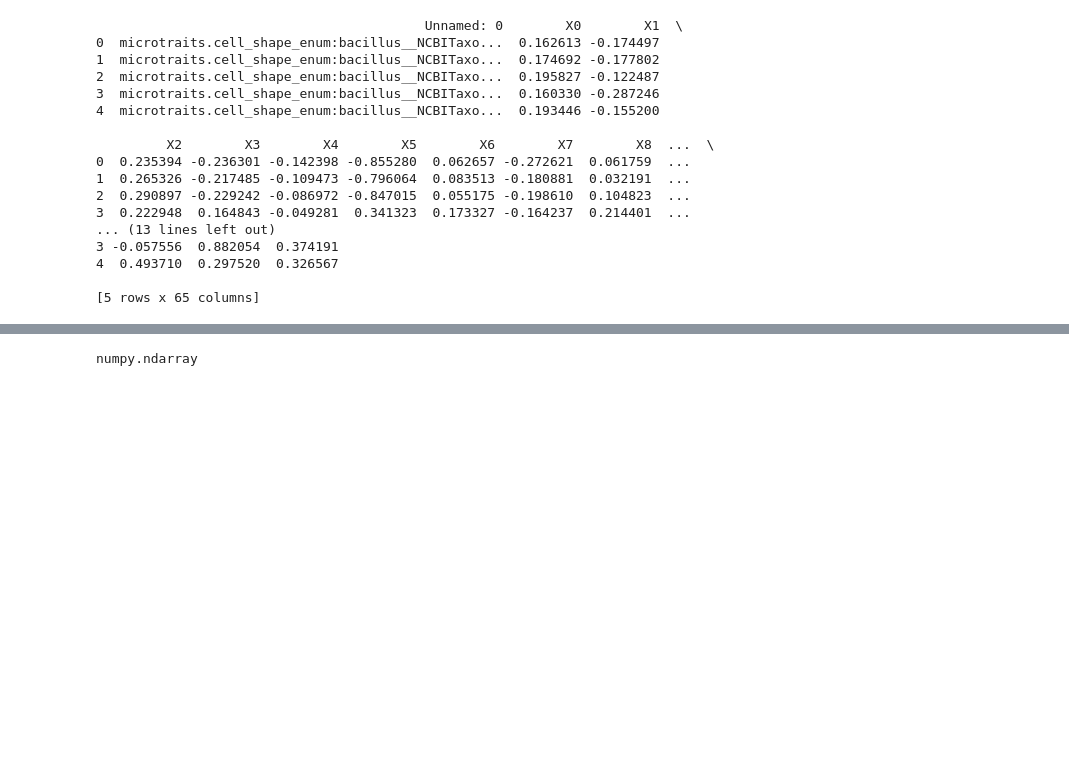
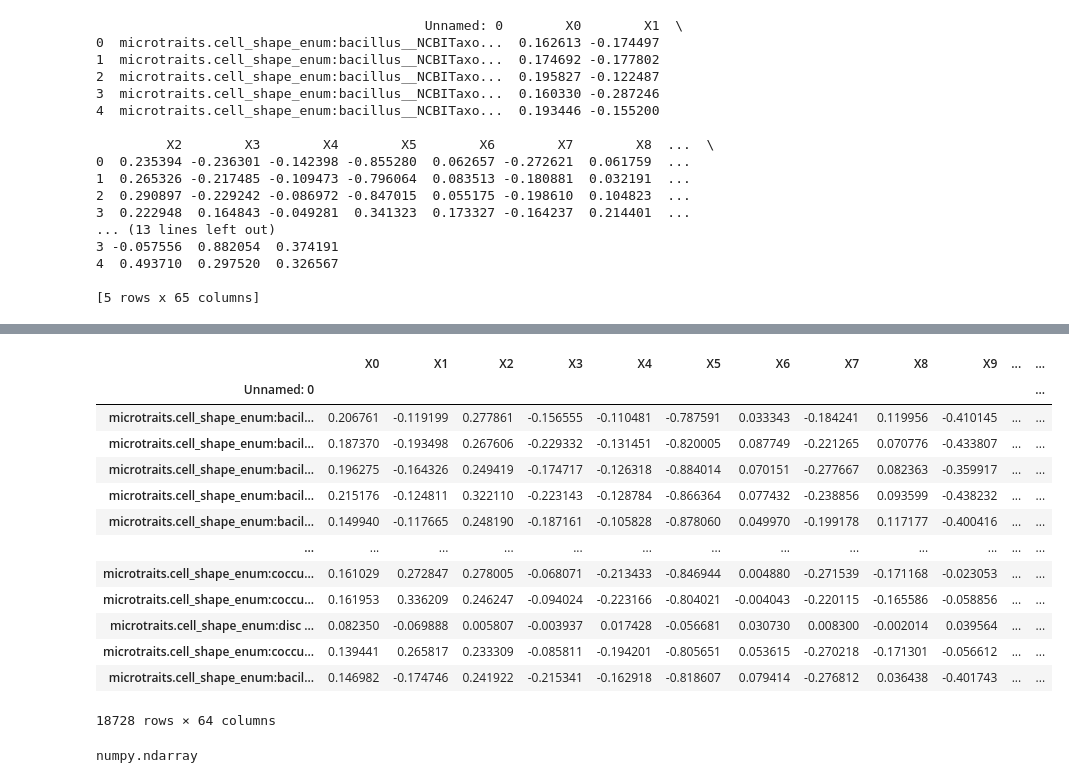
Before and after one commit to realmarcin/kg-microbe, a Jupyter notebook: notebooks/catboost-shape-from-embeddings.ipynb, the cells around one changed output, grey strips where cells are left out. Drawn from its saved outputs; the diff is of its cells as text; code cells hidden in the pictures; blank space fills up the shorter version.

```diff
--- a/notebooks/catboost-shape-from-embeddings.ipynb
+++ b/notebooks/catboost-shape-from-embeddings.ipynb
@@ -90,3 +90,0 @@ df_eco_total_train.head()
-# %%
-df_eco_total_train.index = df_eco_total_train['Unnamed: 0']
-df_eco_total_train = df_eco_total_train.drop('Unnamed: 0', axis=1)
@@ -93,3 +111,20 @@ df_eco_total_train = df_eco_total_train.drop('Unnamed: 0', axis=1)
+# %%
+df_eco_total_train
+# %% [output]
+|  | X0 | X1 | X2 | X3 | X4 | X5 | X6 | X7 | X8 | X9 | ... | ... |
+| Unnamed: 0 |  |  |  |  |  |  |  |  |  |  |  | ... |
+| microtraits.cell_shape_enum:bacil... | 0.206761 | -0.119199 | 0.277861 | -0.156555 | -0.110481 | -0.787591 | 0.033343 | -0.184241 | 0.119956 | -0.410145 | ... | ... |
+| microtraits.cell_shape_enum:bacil... | 0.187370 | -0.193498 | 0.267606 | -0.229332 | -0.131451 | -0.820005 | 0.087749 | -0.221265 | 0.070776 | -0.433807 | ... | ... |
+| microtraits.cell_shape_enum:bacil... | 0.196275 | -0.164326 | 0.249419 | -0.174717 | -0.126318 | -0.884014 | 0.070151 | -0.277667 | 0.082363 | -0.359917 | ... | ... |
+| microtraits.cell_shape_enum:bacil... | 0.215176 | -0.124811 | 0.322110 | -0.223143 | -0.128784 | -0.866364 | 0.077432 | -0.238856 | 0.093599 | -0.438232 | ... | ... |
+| microtraits.cell_shape_enum:bacil... | 0.149940 | -0.117665 | 0.248190 | -0.187161 | -0.105828 | -0.878060 | 0.049970 | -0.199178 | 0.117177 | -0.400416 | ... | ... |
+| ... | ... | ... | ... | ... | ... | ... | ... | ... | ... | ... | ... | ... |
+| microtraits.cell_shape_enum:coccu... | 0.161029 | 0.272847 | 0.278005 | -0.068071 | -0.213433 | -0.846944 | 0.004880 | -0.271539 | -0.171168 | -0.023053 | ... | ... |
+| microtraits.cell_shape_enum:coccu... | 0.161953 | 0.336209 | 0.246247 | -0.094024 | -0.223166 | -0.804021 | -0.004043 | -0.220115 | -0.165586 | -0.058856 | ... | ... |
+| microtraits.cell_shape_enum:disc ... | 0.082350 | -0.069888 | 0.005807 | -0.003937 | 0.017428 | -0.056681 | 0.030730 | 0.008300 | -0.002014 | 0.039564 | ... | ... |
+| microtraits.cell_shape_enum:coccu... | 0.139441 | 0.265817 | 0.233309 | -0.085811 | -0.194201 | -0.805651 | 0.053615 | -0.270218 | -0.171301 | -0.056612 | ... | ... |
+| microtraits.cell_shape_enum:bacil... | 0.146982 | -0.174746 | 0.241922 | -0.215341 | -0.162918 | -0.818607 | 0.079414 | -0.276812 | 0.036438 | -0.401743 | ... | ... |
+18728 rows × 64 columns
 # %%
 type(df_eco_total_train.index.to_numpy())
 # %% [output]
```
Also changed, not shown: parts of 10 cells of this notebook.
